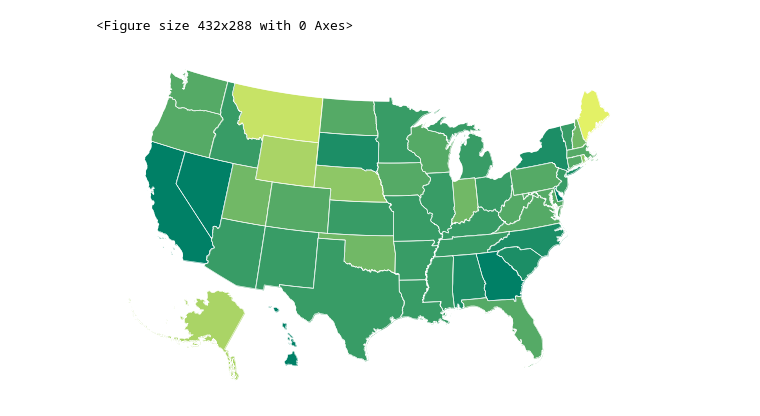
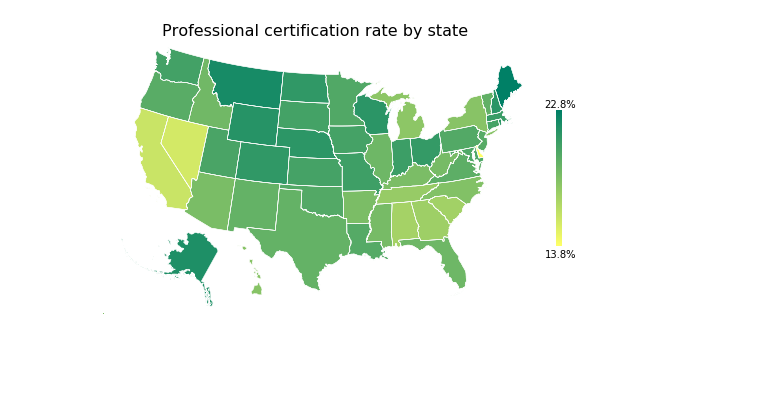
Before and after one commit to bdecon/econ_data, a Jupyter notebook: micro/CPS_PECERT_Mapper.ipynb, the cells around one changed output. Saved outputs shown, nothing was run; the diff lists cells and outputs as text; code cells hidden in the pictures; blank space fills up the shorter version.

Commit message:
Updated PECERT mapper example

```diff
--- a/micro/CPS_PECERT_Mapper.ipynb
+++ b/micro/CPS_PECERT_Mapper.ipynb
@@ -94,0 +23,6 @@ for s in states.keys():
+# %%
+# Weighted average
+def wavg(group):
+    d = group[group['CERT']==1].BASICWGT.sum()
+    w = group.BASICWGT.sum()
+    return (d / w) * 100
@@ -95,47 +36,55 @@ for s in states.keys():
+# %%
+# Convert state two letter abbreviations to state names
+os.chdir('/home/brian/Documents/econ_data/micro/')
+states = (pd.read_csv('shapefiles/states.csv')
+            .set_index('Abbreviation')
+            .to_dict()['State'])
+s.index = s.index.map(states)
+# %%
+# Map values to colors
+vmax, vmin = s.max(), s.min()
+cm = plt.cm.summer
+state_colors = {}
+for state, val in s.to_dict().items():
+    state_colors[state] = cm(1.-np.sqrt((val-vmin)/(vmax-vmin)))[:3]
 # %%
-# Map results
-num_colors = 9
-values = swm['PECERT_w']
-cm = plt.get_cmap('summer')
-scheme = cm(1.*np.arange(num_colors)/num_colors)
-bins = np.linspace(values.min(), values.max(), num_colors)
-swm['bin'] = np.digitize(values, bins) - 1
-#mpl.style.use('seaborn-white')
-
+# Create map
 m = Basemap(llcrnrlon=-121, llcrnrlat=20, urcrnrlon=-64, urcrnrlat=49,
             projection='lcc', lat_1=33, lat_2=45, lon_0=-95)
 
-plt.gcf()
-fig = plt.figure(figsize=(12,6))
+fig = plt.figure(figsize=(10, 5))
 
 # Read the shapefile contained in the same folder (and the two related files)
-m.readshapefile('st99_d00', 'states', drawbounds=True, color='#ffffff')
+m.readshapefile('shapefiles/st99_d00', 'states',
+                drawbounds=True, color='#ffffff')
 ax = plt.gca()
 ax.axis('off')
 
 for info, shape in zip(m.states_info, m.states):
-    s = int(info['STATE'])
     if info['NAME'] in ['Alaska', 'Hawaii']:
         # Only include the 8 main islands of Hawaii
         if info['NAME'] == 'Hawaii' and float(info['AREA']) > 0.005:
             shape = [(i[0] + 5200000, i[1] - 1400000) for i in shape]
         # Alaska is large. Rescale it.
         elif info['NAME'] == 'Alaska':
             shape = [(i[0]*0.35 + 1100000, i[1]*0.35 -1300000) for i in shape]
-        poly = Polygon(shape, facecolor=scheme[int(swm.loc[s]['bin'])], edgecolor='#ffffff', linewidth=.5)
+        poly = Polygon(shape, facecolor=state_colors[info['NAME']],
+                       edgecolor='#ffffff', linewidth=.5)
+        ax.add_patch(poly)
+    elif info['NAME'] in s.keys():
+        poly = Polygon(shape, facecolor=state_colors[info['NAME']],
+                       edgecolor='#ffffff', linewidth=.5)
         ax.add_patch(poly)
 
-    if s not in swm.index:
-        color = '#dddddd'
-    else:
-        color = scheme[int(swm.loc[s]['bin'])]
-
-    patches = [Polygon(np.array(shape), True)]
-    pc = PatchCollection(patches, edgecolor='#ffffff', lw=.1, alpha=1.)
-    pc.set_facecolor(color)
-    ax.add_collection(pc)
-
-plt.savefig('test2.pdf', bbox_inches='tight', pad_inches=.2, dpi=300)
+plt.title('Professional certification rate by state', fontsize=16)
+gradient = np.linspace(0, 1, 256)
+gradient = np.vstack((gradient, gradient))
+imshow = plt.imshow(gradient, cmap=plt.get_cmap('summer_r'))
+cb = fig.colorbar(imshow, shrink=0.5)
+cb.outline.set_visible(False)
+cb.set_ticks([])
+plt.text(5250000, 2450000, f'{round(s.max(), 1)}%')
+plt.text(5250000, 660000, f'{round(s.min(), 1)}%')
+plt.show()
 # %% [output]
-<Figure size 432x288 with 0 Axes>
-[figure, old version]
+[figure, new version]
```
Also changed, not shown: parts of 8 cells of this notebook, 5 other files.
